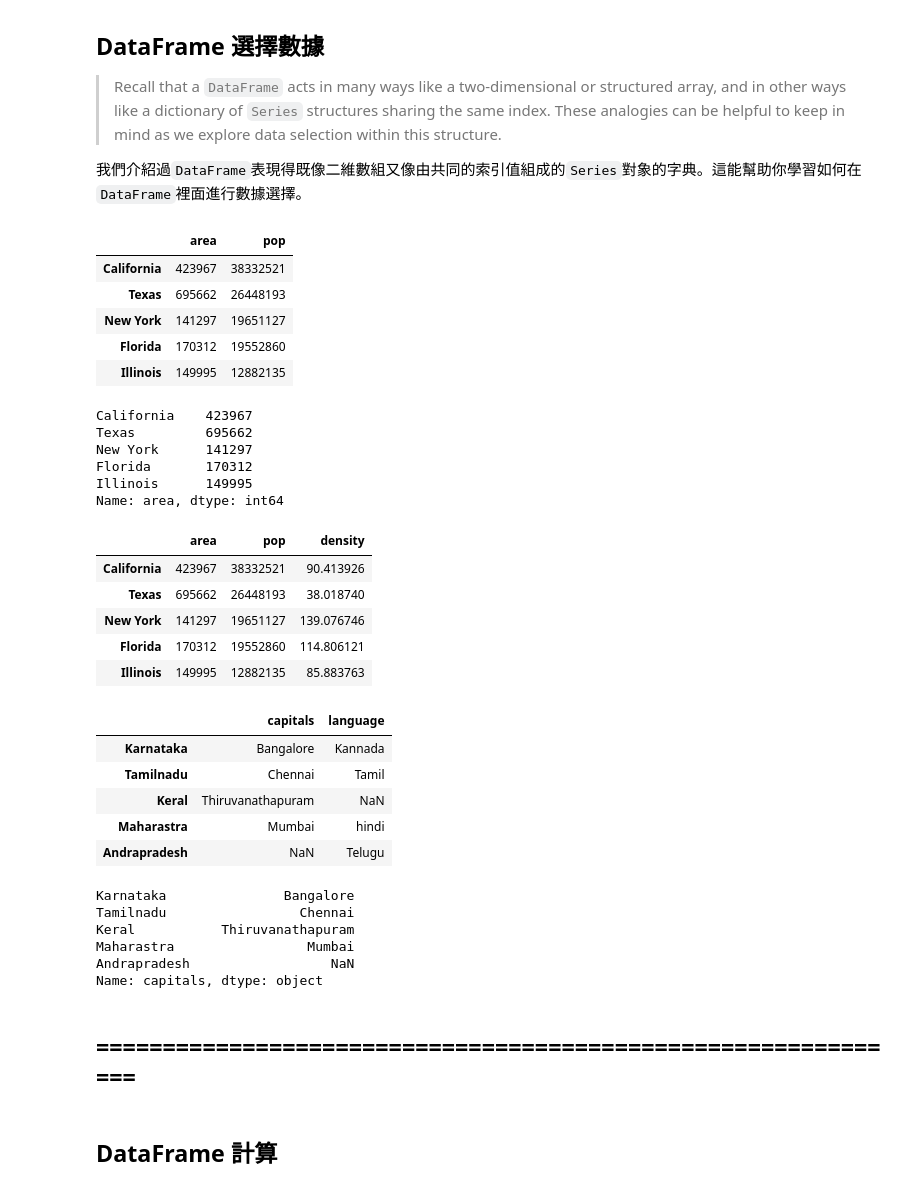
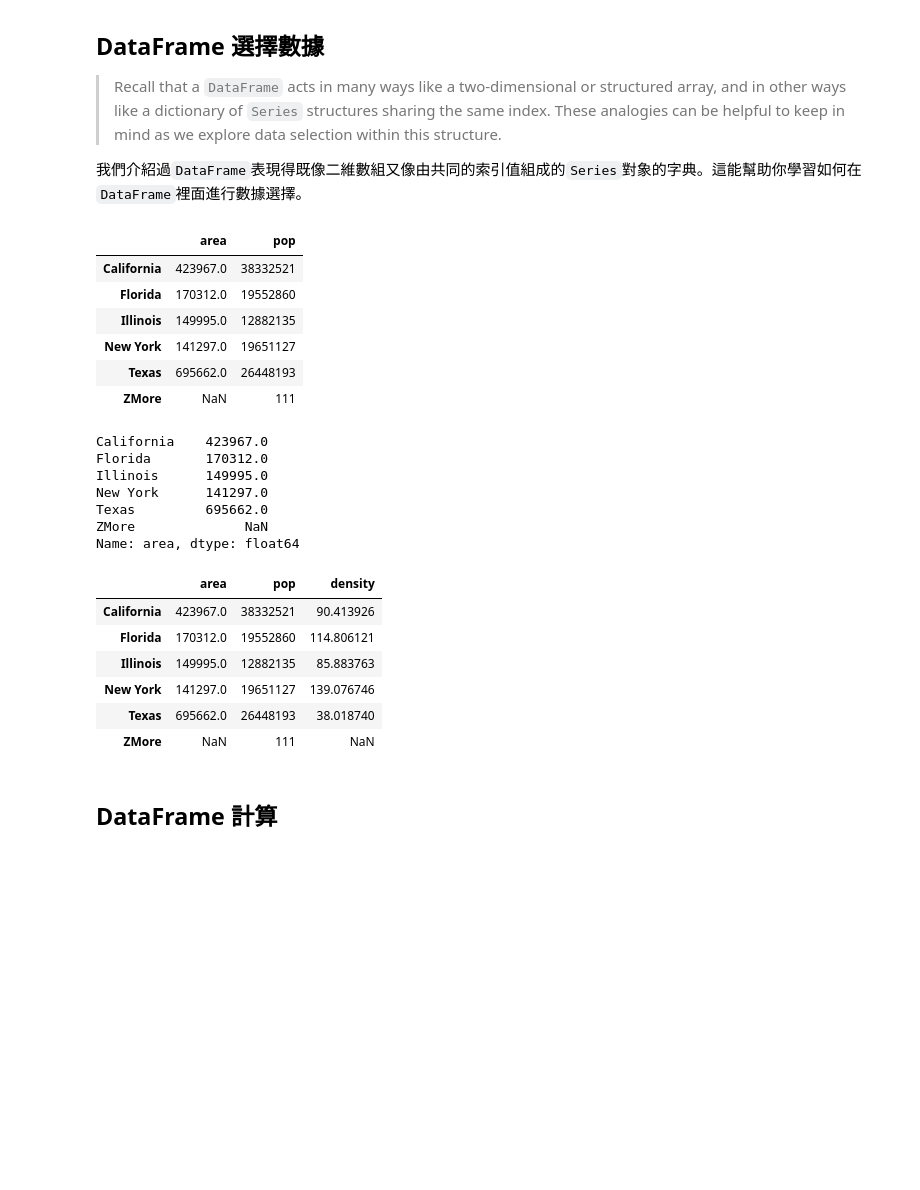
Before and after one commit to juck30808/juck30808, a Jupyter notebook: 03.00-Introducing-Pandas.ipynb, the cells around one changed output. Cells and saved outputs as stored; diff of their text form; code cells hidden in the pictures; blank space fills up the shorter version.

```diff
--- a/03.00-Introducing-Pandas.ipynb
+++ b/03.00-Introducing-Pandas.ipynb
@@ -250,65 +176,42 @@ These analogies can be helpful to keep in mind as we explore data selection with
 
 我們介紹過`DataFrame`表現得既像二維數組又像由共同的索引值組成的`Series`對象的字典。這能幫助你學習如何在`DataFrame`裡面進行數據選擇。
 # %%
-# DataFrame as a dictionary 將DataFrame當成字典
+# dictionary -> Series -> DataFrame
 area = pd.Series({'California': 423967, 'Texas': 695662,'New York': 141297, 'Florida': 170312,'Illinois': 149995})
-pop = pd.Series({'California': 38332521, 'Texas': 26448193,'New York': 19651127, 'Florida': 19552860,'Illinois': 12882135})
+pop = pd.Series({'California': 38332521, 'Texas': 26448193,'New York': 19651127, 'Florida': 19552860,'Illinois': 12882135,'ZMore': 111})
 data = pd.DataFrame({'area':area, 'pop':pop})
 data
 # %% [output]
 |  | area | pop |
-| California | 423967 | 38332521 |
-| Texas | 695662 | 26448193 |
-| New York | 141297 | 19651127 |
-| Florida | 170312 | 19552860 |
-| Illinois | 149995 | 12882135 |
+| California | 423967.0 | 38332521 |
+| Florida | 170312.0 | 19552860 |
+| Illinois | 149995.0 | 12882135 |
+| New York | 141297.0 | 19651127 |
+| Texas | 695662.0 | 26448193 |
+| ZMore | NaN | 111 |
 # %%
 # Series as one-dimensional DataFrame 將 DataFrame 看成一維數組
 data.area           #錯誤用法
 data['area']        #正確用法:避免使用屬性表達式給列賦值（例如，應使用data['pop']=z而非data.pop=z）。
 # %% [output]
-California    423967
-Texas         695662
-New York      141297
-Florida       170312
-Illinois      149995
-Name: area, dtype: int64
+California    423967.0
+Florida       170312.0
+Illinois      149995.0
+New York      141297.0
+Texas         695662.0
+ZMore              NaN
+Name: area, dtype: float64
 # %%
 data['density'] = data['pop'] / data['area']
 data
 # %% [output]
 |  | area | pop | density |
-| California | 423967 | 38332521 | 90.413926 |
-| Texas | 695662 | 26448193 | 38.018740 |
-| New York | 141297 | 19651127 | 139.076746 |
-| Florida | 170312 | 19552860 | 114.806121 |
-| Illinois | 149995 | 12882135 | 85.883763 |
+| California | 423967.0 | 38332521 | 90.413926 |
+| Florida | 170312.0 | 19552860 | 114.806121 |
+| Illinois | 149995.0 | 12882135 | 85.883763 |
+| New York | 141297.0 | 19651127 | 139.076746 |
+| Texas | 695662.0 | 26448193 | 38.018740 |
+| ZMore | NaN | 111 | NaN |
-# %%
-# example2
-import pandas as pd
-states_capitals = {'Karnataka':'Bangalore', 'Tamilnadu':'Chennai', 'Keral':'Thiruvanathapuram', 'Maharastra':'Mumbai'}
-states_lang = {'Karnataka':'Kannada', 'Andrapradesh':'Telugu', 'Tamilnadu':'Tamil', 'Maharastra':'hindi'}
-data = pd.DataFrame({'capitals': states_capitals, 'language': states_lang})
-data
-# %% [output]
-|  | capitals | language |
-| Karnataka | Bangalore | Kannada |
-| Tamilnadu | Chennai | Tamil |
-| Keral | Thiruvanathapuram | NaN |
-| Maharastra | Mumbai | hindi |
-| Andrapradesh | NaN | Telugu |
-# %%
-data.capitals     #錯誤用法
-data['capitals']  #正確用法:避免使用屬性表達式給列賦值（例如，應使用data['pop']=z而非data.pop=z）。
-# %% [output]
-Karnataka               Bangalore
-Tamilnadu                 Chennai
-Keral           Thiruvanathapuram
-Maharastra                 Mumbai
-Andrapradesh                  NaN
-Name: capitals, dtype: object
-# %% [markdown]
-## ==============================================================
 # %% [markdown]
 ## DataFrame 計算
 # %%
```
Also changed, not shown: parts of 31 cells of this notebook.
